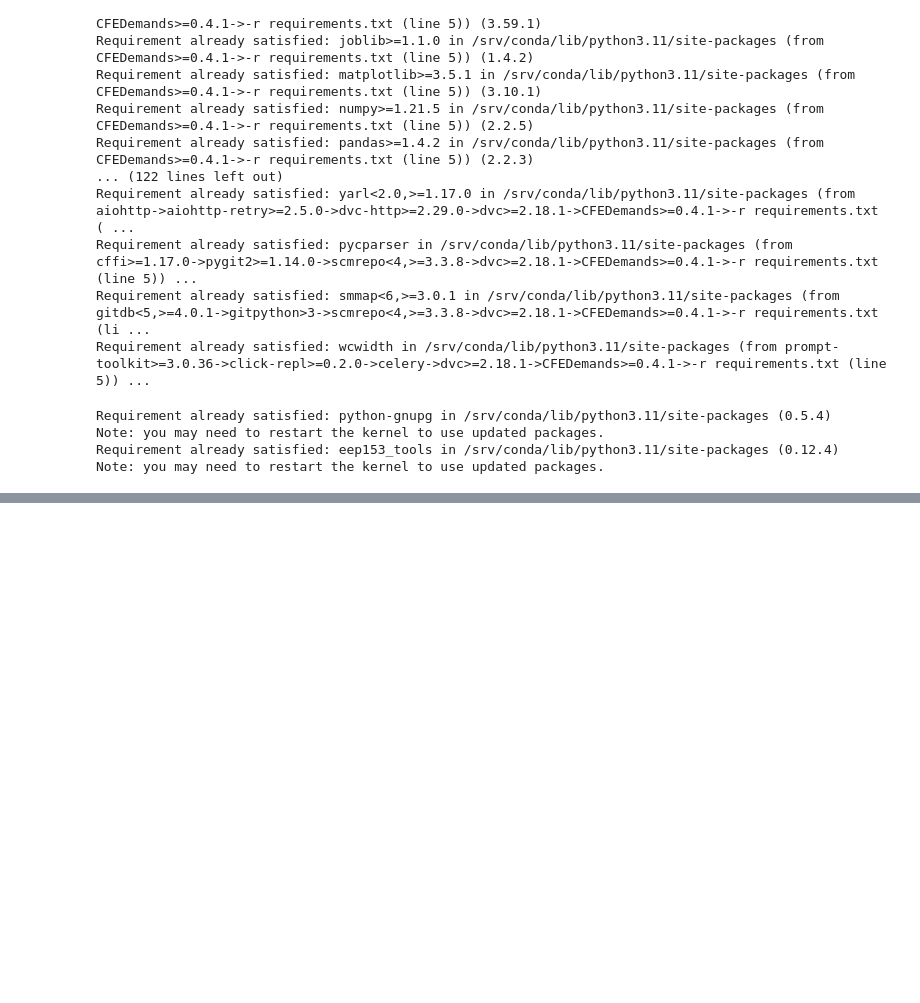
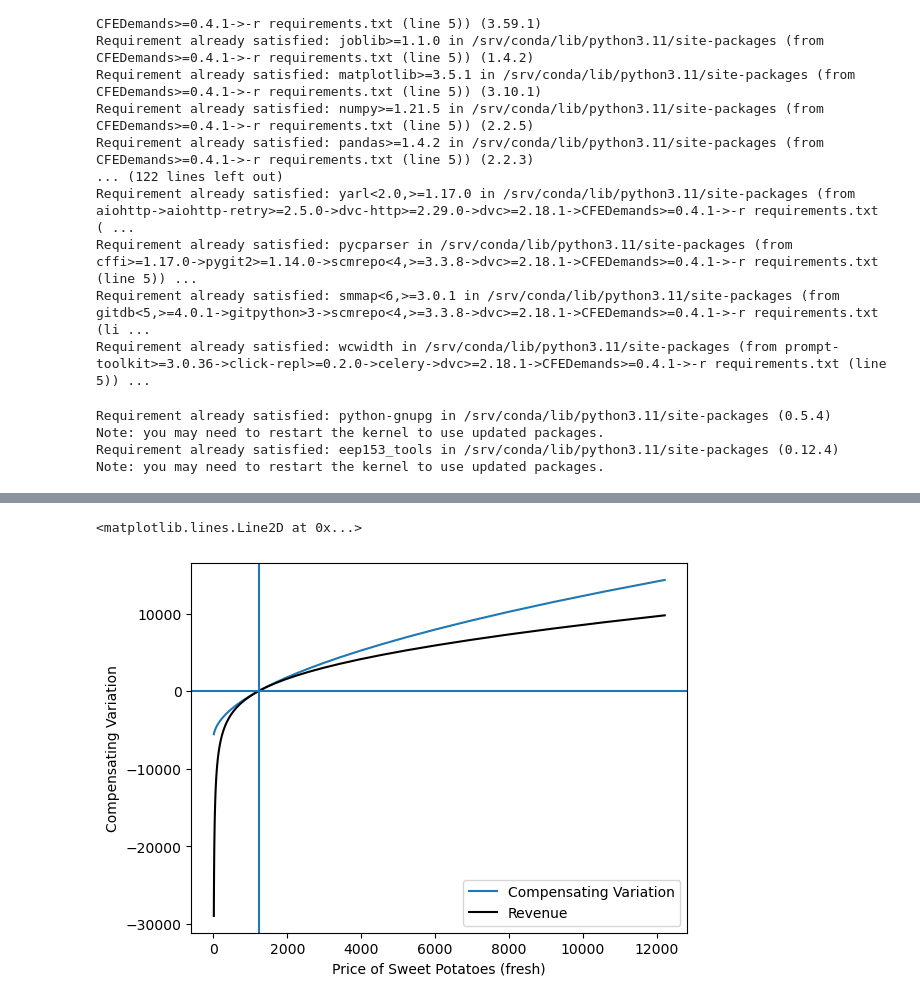
Before and after one commit to celestebasken/Project4, a Jupyter notebook: Demand & Nutritional Analysis/Cost_Analysis.ipynb, the cells around one changed output, grey strips where cells are left out. Cells and saved outputs as stored; diff of their text form; code cells hidden in the pictures; blank space fills up the shorter version.

```diff
--- a/Demand & Nutritional Analysis/Cost_Analysis.ipynb
+++ b/Demand & Nutritional Analysis/Cost_Analysis.ipynb
@@ -50,0 +76,47 @@ ugd8_result = cfe.read_pickle('RGSN Files/Uganda19-20.rgsn')
+# %%
+def compensating_variation(U0,p0,p1):
+    #minimum utility with prices p0
+    x0 = uga.expenditure(U0,p0)
+    #minimum utility with prices p1
+    x1 = uga.expenditure(U0,p1)
+
+    return x1-x0
+
+def revenue(U0,p0,p1,type='Marshallian'):
+    """(Un)Compensated revenue from taxes changing vector of prices from p0 to p1.
+
+    Note that this is only for *demand* side (i.e., if supply perfectly elastic).
+    """
+
+    dp = p1 - p0 # Change in prices
+
+    c = uga.demands(U0,p1,type=type) # Demand at new price
+
+    dp,c = dp.align(c,join='inner')
+
+    return dp.T@c # Change in price times demand of new price
+
+
+def deadweight_loss(U0,p0,p1):
+    """
+    Deadweight loss of tax/subsidy scheme creating wedge in prices from p0 to p1.
+
+    Note that this is only for *demand* side (i.e., if supply perfectly elastic).
+    """
+    cv = compensating_variation(U0,p0,p1) # Consumer surplus, trapezoid we graphed
+
+    return cv - revenue(U0,p0,p1,type='Hicksian') # Subtract revenue
+# %%
+fig, ax1 = plt.subplots()
+
+ax1.plot(P,[compensating_variation(U0,pbar,my_prices(my_j,p0)) for p0 in P])
+ax1.set_xlabel(f"Price of {my_j}")
+ax1.set_ylabel("Compensating Variation")
+
+ax1.plot(P,[revenue(U0,pbar,my_prices(my_j,p0),type='Hicksian') for p0 in P],'k')
+ax1.legend(('Compensating Variation','Revenue'))
+ax1.axhline(0)
+ax1.axvline(pbar.loc[my_j])
+# %% [output]
+<matplotlib.lines.Line2D at 0x...>
+[figure, added]
```
Also changed, not shown: parts of 7 cells of this notebook, 2 other files.
